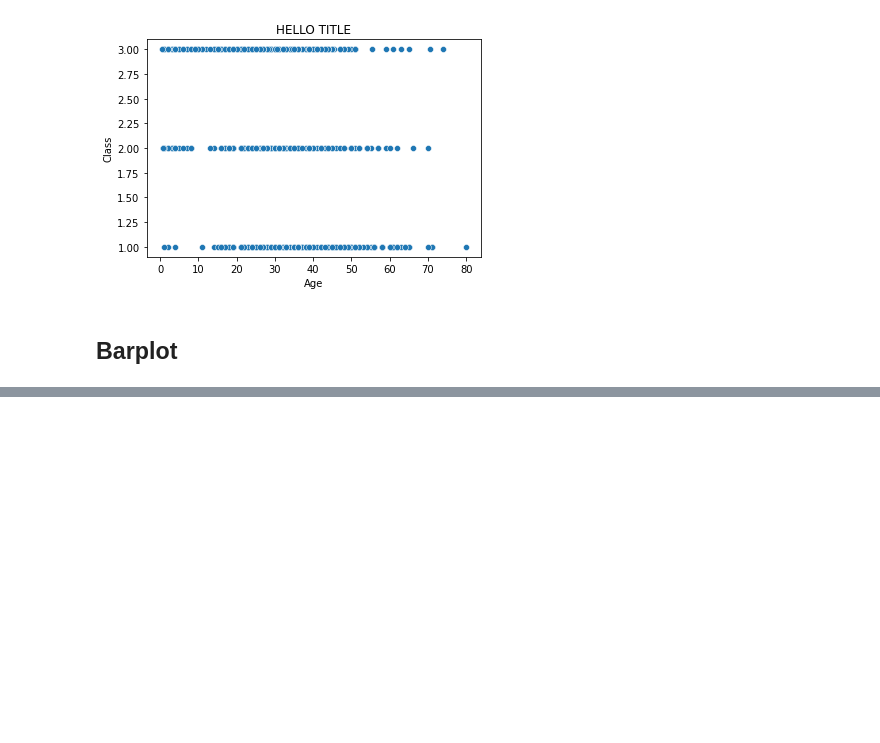
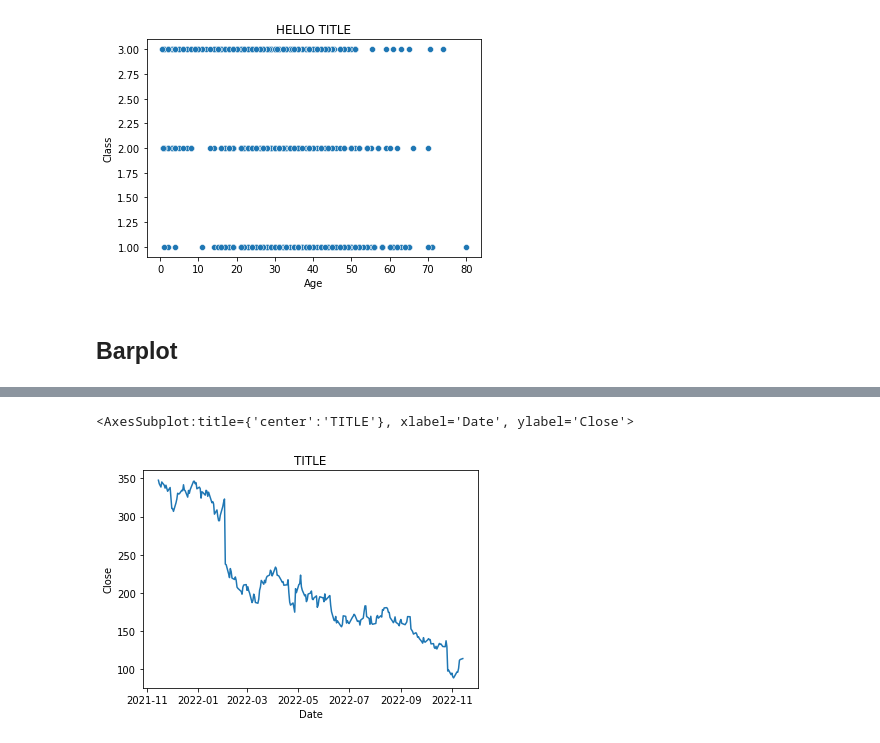
Before and after one commit to enricogoerlitz/DevTed-DS, a Jupyter notebook: dev_devted.ipynb, the cells around one changed output, grey strips where cells are left out. Drawn from its saved outputs; the diff is of its cells as text; code cells hidden in the pictures; blank space fills up the shorter version.

```diff
--- a/dev_devted.ipynb
+++ b/dev_devted.ipynb
@@ -305,0 +331,34 @@ barplot(y="Embarked", x="Fare", data=df, orient="h", order=["C", "S", "Q"], ci=N
+# %%
+@zipparams(ignore=BASE.split())
+def lineplot(
+    *,
+    x: str = None,
+    y: str = None,
+    data: DataFrame = None,
+    title: str = "TITLE",
+    xlabel: Union[str, None] = None,
+    ylabel: Union[str, None] = None,
+    hue: Union[str, None] = None,
+    hue_order: Union[Vector, None] = None,
+    estimator: Literal["mean", "median", "min", "max"] = "mean",
+    ci: Union[int, None] = 95,
+    ax: Union[plt.Axes, None] = None,
+    set_kwargs: dict = None,
+    zip_params: dict
+) -> plt.Axes:
+    set_kwargs = _prep_set_kwargs(
+        title,
+        xlabel,
+        ylabel,
+        set_kwargs
+    )
+    return _plot(
+        sns.lineplot,
+        zip_params,
+        set_kwargs
+    )
+# %%
+lineplot(x="Date", y="Close", data=df_ts)
+# %% [output]
+<AxesSubplot:title={'center':'TITLE'}, xlabel='Date', ylabel='Close'>
+[figure, added]
```
Also changed, not shown: parts of 11 cells of this notebook, 10 other files.
